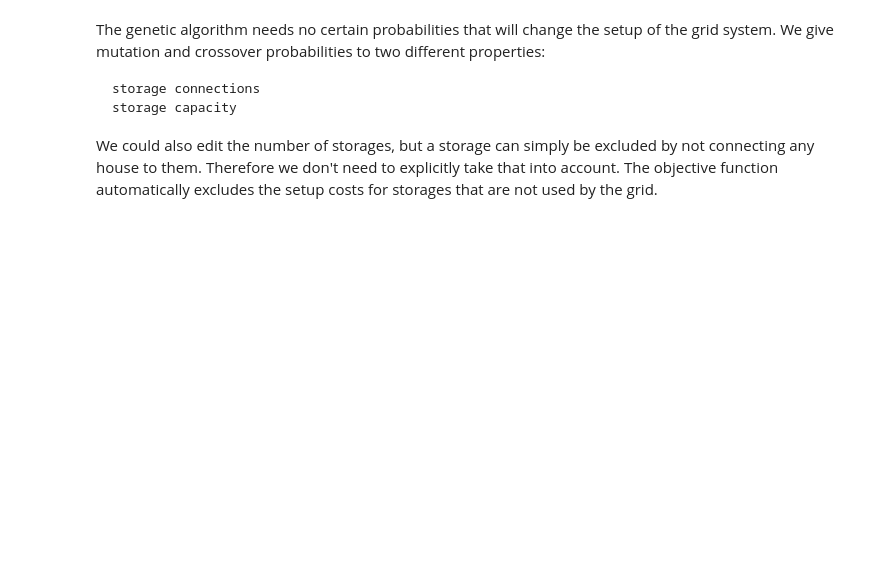
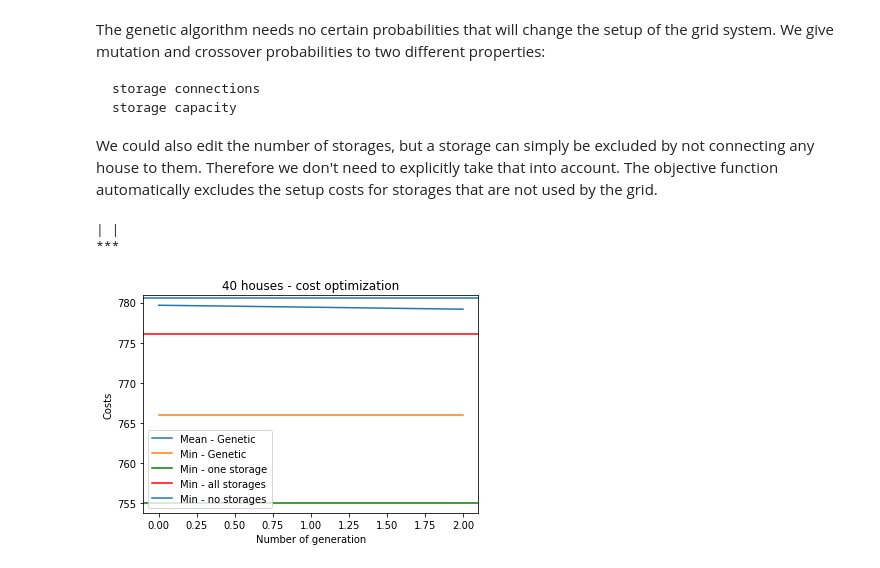
Before and after one commit to christian512/powergrid_neighbors, a Jupyter notebook: strategy2_storage_optimization.ipynb, the cells around one changed output. Drawn from its saved outputs; the diff is of its cells as text; code cells hidden in the pictures; blank space fills up the shorter version.

```diff
--- a/strategy2_storage_optimization.ipynb
+++ b/strategy2_storage_optimization.ipynb
@@ -163,7 +193,7 @@ perc_clone_best = 0.1
 possible_caps = np.linspace(0,5,20)
 
 # Other properties of the GA
-num_generations = 100
+num_generations = 3
 
 # Mean and min
 mean_costs = np.zeros(num_generations)
@@ -195,8 +225,8 @@ for i in range(num_generations):
         population.append(g_copy)
         population.append(g_copy2)
     # Create crossovers for capacity
-    idx1 = random.sample(list(np.arange(population_size)),int(prob_cross_connection/2*population_size))
-    idx2 = random.sample(list(np.arange(population_size)),int(prob_cross_connection/2*population_size))
+    idx1 = random.sample(list(np.arange(population_size)),int(prob_cross_capacity/2*population_size))
+    idx2 = random.sample(list(np.arange(population_size)),int(prob_cross_capacity/2*population_size))
     for j,k in zip(idx1,idx2):
         g_copy = population[j].get_copy()
         g_copy2 = g_copy.crossover(population[k],storage_sizes=True)
@@ -226,14 +256,21 @@ for i in range(num_generations):
 
     mean_costs[i] = np.mean(costs_population)
     min_costs[i] = np.min(costs_population)
+# %% [output]
+| |
+***
 # %%
-plt.plot(mean_costs,label='Mean')
-plt.plot(min_costs,label='Min')
+plt.plot(mean_costs,label='Mean - Genetic')
+plt.plot(min_costs,label='Min - Genetic')
 plt.axhline(min_cost_one_storage,c='g',label='Min - one storage')
 plt.axhline(min_cost_all_storages,c='r',label='Min - all storages')
+plt.axhline(cost_wo_storage,label='Min - no storages')
 plt.xlabel('Number of generation')
 plt.ylabel('Costs')
+plt.title('40 houses - cost optimization')
 plt.legend()
 plt.show()
+# %% [output]
+[figure, added]
 # %%
 population[np.argmin(costs_population)].print()
```
Also changed, not shown: parts of 10 cells of this notebook, 2 other files.
